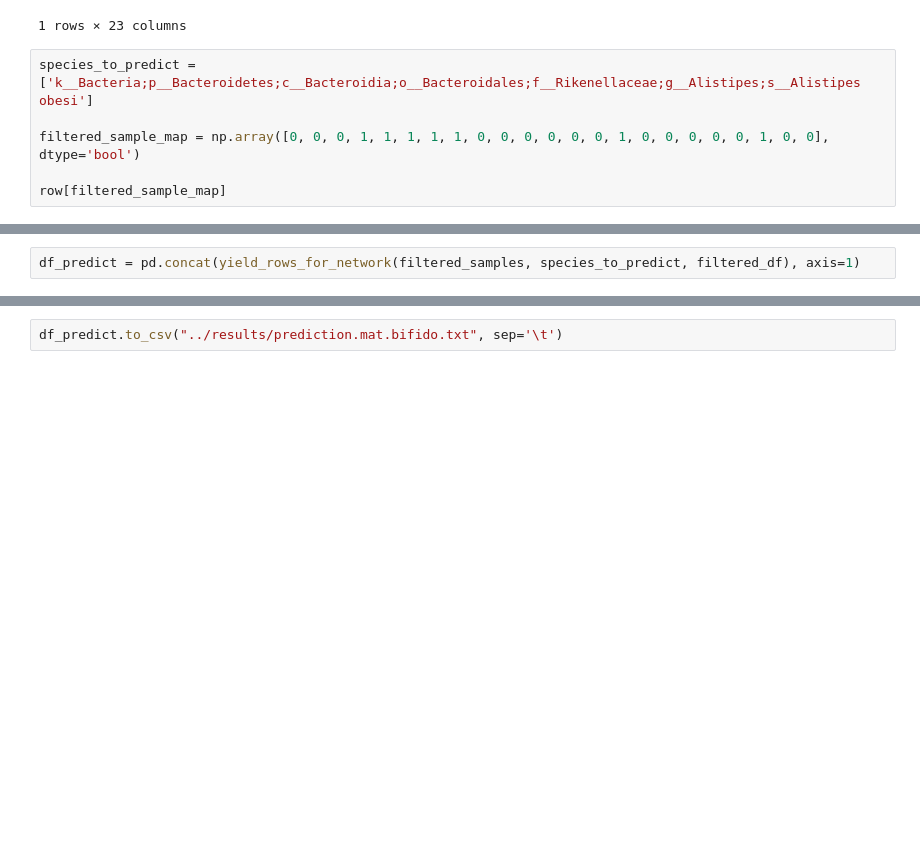
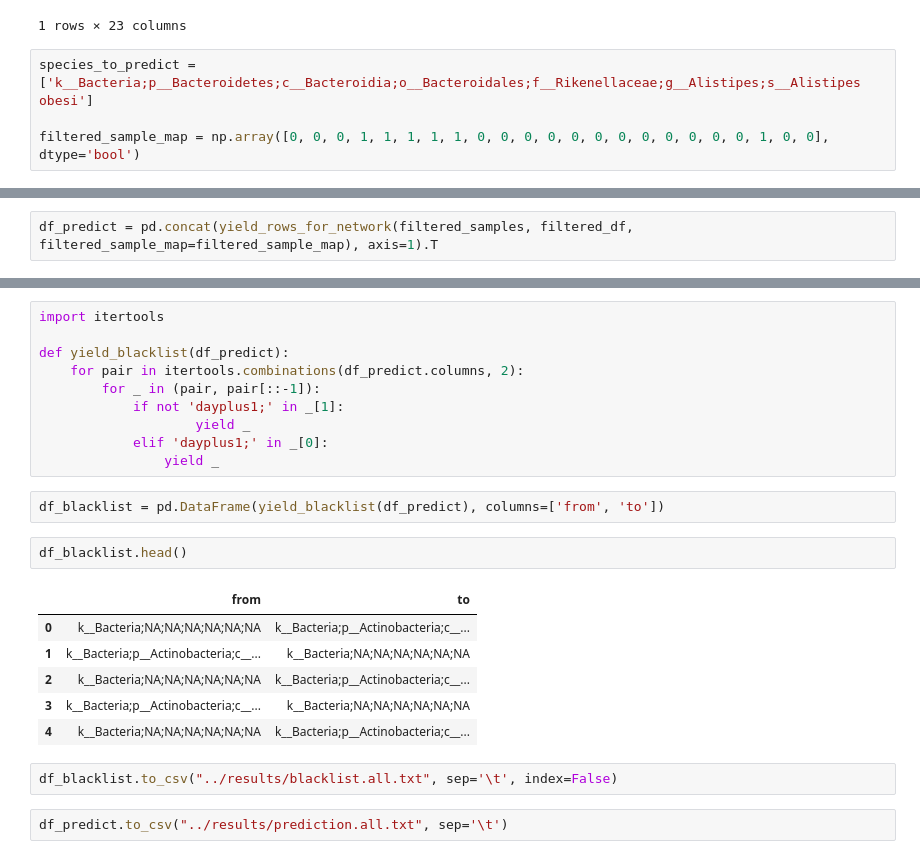
Before and after one commit to knights-lab/foodworks, a Jupyter notebook: notebooks/Species to Predict.ipynb, the cells around one changed output, grey strips where cells are left out. Drawn from its saved outputs; the diff is of its cells as text; blank space fills up the shorter version.

```diff
--- a/notebooks/Species to Predict.ipynb
+++ b/notebooks/Species to Predict.ipynb
@@ -103,6 +103,4 @@ get_sample_for_day_plus_1('MCT.f.0002', filtered_df)
 # %%
 species_to_predict = ['k__Bacteria;p__Bacteroidetes;c__Bacteroidia;o__Bacteroidales;f__Rikenellaceae;g__Alistipes;s__Alistipes obesi']
 
-filtered_sample_map = np.array([0, 0, 0, 1, 1, 1, 1, 1, 0, 0, 0, 0, 0, 0, 1, 0, 0, 0, 0, 0, 1, 0, 0], dtype='bool')
-
-row[filtered_sample_map]
+filtered_sample_map = np.array([0, 0, 0, 1, 1, 1, 1, 1, 0, 0, 0, 0, 0, 0, 0, 0, 0, 0, 0, 0, 1, 0, 0], dtype='bool')
@@ -130,5 +129,5 @@ def yield_rows_for_network(filtered_samples, species_to_predict, filtered_df):
 # %%
-df_predict = pd.concat(yield_rows_for_network(filtered_samples, species_to_predict, filtered_df), axis=1)
+df_predict = pd.concat(yield_rows_for_network(filtered_samples, filtered_df, filtered_sample_map=filtered_sample_map), axis=1).T
 # %%
 df_predict.shape
 # %% [output]
@@ -136,2 +135,25 @@ df_predict.shape
+# %%
+import itertools
+
+def yield_blacklist(df_predict):
+    for pair in itertools.combinations(df_predict.columns, 2):
+        for _ in (pair, pair[::-1]):
+            if not 'dayplus1;' in _[1]:
+                    yield _
+            elif 'dayplus1;' in _[0]:
+                yield _
+# %%
+df_blacklist = pd.DataFrame(yield_blacklist(df_predict), columns=['from', 'to'])
+# %%
+df_blacklist.head()
+# %% [output]
+|  | from | to |
+| 0 | k__Bacteria;NA;NA;NA;NA;NA;NA | k__Bacteria;p__Actinobacteria;c__... |
+| 1 | k__Bacteria;p__Actinobacteria;c__... | k__Bacteria;NA;NA;NA;NA;NA;NA |
+| 2 | k__Bacteria;NA;NA;NA;NA;NA;NA | k__Bacteria;p__Actinobacteria;c__... |
+| 3 | k__Bacteria;p__Actinobacteria;c__... | k__Bacteria;NA;NA;NA;NA;NA;NA |
+| 4 | k__Bacteria;NA;NA;NA;NA;NA;NA | k__Bacteria;p__Actinobacteria;c__... |
+# %%
+df_blacklist.to_csv("../results/blacklist.all.txt", sep='\t', index=False)
 # %%
-df_predict.to_csv("../results/prediction.mat.bifido.txt", sep='\t')
+df_predict.to_csv("../results/prediction.all.txt", sep='\t')
```
Also changed, not shown: parts of 4 cells of this notebook, 10 other files.
